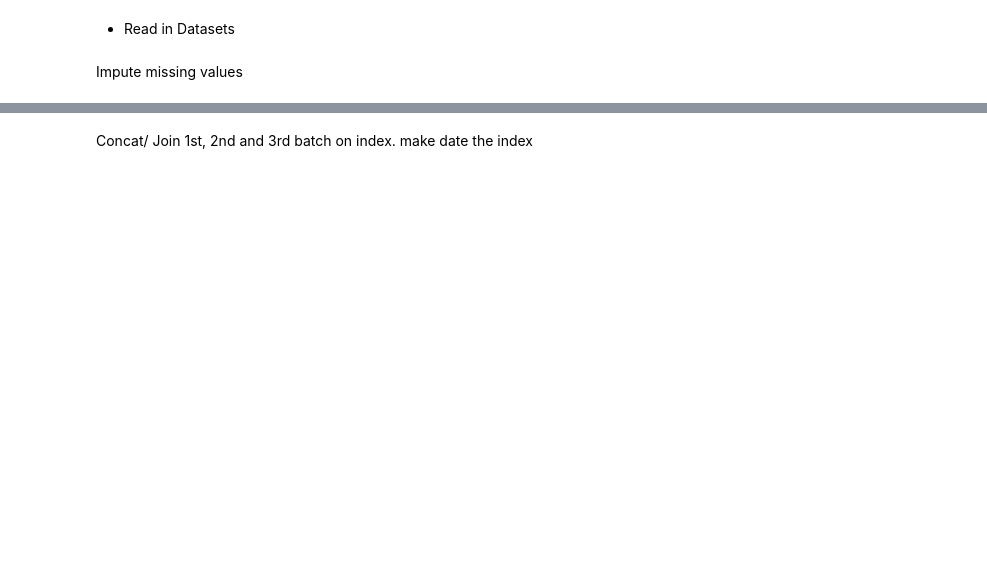
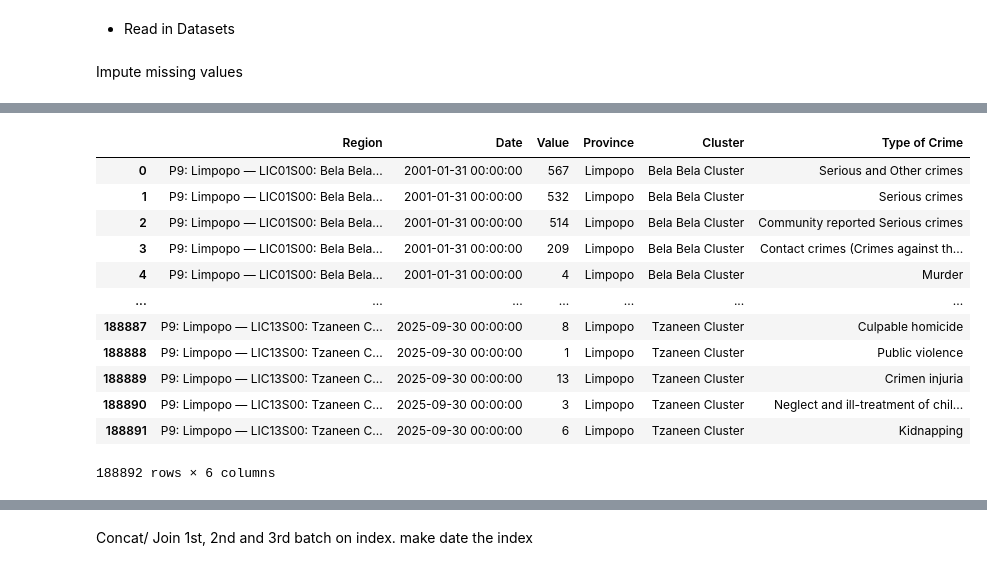
Before and after one commit to Thabiso-Lekwadu/Data-Science-Capstone-Project, a Jupyter notebook: Data Cleaning.ipynb, the cells around one changed output, grey strips where cells are left out. Cells and saved outputs as stored; diff of their text form; code cells hidden in the pictures; blank space fills up the shorter version.

```diff
--- a/Data Cleaning.ipynb
+++ b/Data Cleaning.ipynb
@@ -350,0 +69,3 @@ Index([2001, 2001, 2001, 2001, 2001, 2001, 2001, 2001, 2001, 2001,
+# %%
+data_long = pd.melt(data_transposed, id_vars=id_vars, value_vars=date_cols, var_name='Date', value_name='Value')
+data_long.head()
@@ -350,0 +79,5 @@ Index([2001, 2001, 2001, 2001, 2001, 2001, 2001, 2001, 2001, 2001,
+# %%
+data_long[["Province", "Cluster", "Type of Crime"]] = data_long["Region"].str.split("—", expand= True)
+data_long["Province"] = data_long["Province"].str.split(":", expand = True).drop(columns= 0)
+data_long["Cluster"] = data_long["Cluster"].str.split(":", expand = True).drop(columns= 0)
+data_long.head()
@@ -350,0 +111,2 @@ Index([2001, 2001, 2001, 2001, 2001, 2001, 2001, 2001, 2001, 2001,
+# %%
+data_long["Type of Crime"] = data_long["Type of Crime"].replace(' SRCXR: Robbery: Bank, Street and Cash in transit', 'SRCXR: Bank Robbery (Street and Cash in transit)')
@@ -350,0 +135,17 @@ Index([2001, 2001, 2001, 2001, 2001, 2001, 2001, 2001, 2001, 2001,
+# %%
+data_long["Type of Crime"] = data_long["Type of Crime"].str.replace(r'\d+\s*','', regex=True)
+data_long
+# %% [output]
+|  | Region | Date | Value | Province | Cluster | Type of Crime |
+| 0 | P9: Limpopo — LIC01S00: Bela Bela... | 2001-01-31 00:00:00 | 567 | Limpopo | Bela Bela Cluster | Serious and Other crimes |
+| 1 | P9: Limpopo — LIC01S00: Bela Bela... | 2001-01-31 00:00:00 | 532 | Limpopo | Bela Bela Cluster | Serious crimes |
+| 2 | P9: Limpopo — LIC01S00: Bela Bela... | 2001-01-31 00:00:00 | 514 | Limpopo | Bela Bela Cluster | Community reported Serious crimes |
+| 3 | P9: Limpopo — LIC01S00: Bela Bela... | 2001-01-31 00:00:00 | 209 | Limpopo | Bela Bela Cluster | Contact crimes (Crimes against th... |
+| 4 | P9: Limpopo — LIC01S00: Bela Bela... | 2001-01-31 00:00:00 | 4 | Limpopo | Bela Bela Cluster | Murder |
+| ... | ... | ... | ... | ... | ... | ... |
+| 188887 | P9: Limpopo — LIC13S00: Tzaneen C... | 2025-09-30 00:00:00 | 8 | Limpopo | Tzaneen Cluster | Culpable homicide |
+| 188888 | P9: Limpopo — LIC13S00: Tzaneen C... | 2025-09-30 00:00:00 | 1 | Limpopo | Tzaneen Cluster | Public violence |
+| 188889 | P9: Limpopo — LIC13S00: Tzaneen C... | 2025-09-30 00:00:00 | 13 | Limpopo | Tzaneen Cluster | Crimen injuria |
+| 188890 | P9: Limpopo — LIC13S00: Tzaneen C... | 2025-09-30 00:00:00 | 3 | Limpopo | Tzaneen Cluster | Neglect and ill-treatment of chil... |
+| 188891 | P9: Limpopo — LIC13S00: Tzaneen C... | 2025-09-30 00:00:00 | 6 | Limpopo | Tzaneen Cluster | Kidnapping |
+188892 rows × 6 columns
```
Also changed, not shown: parts of 23 cells of this notebook.
